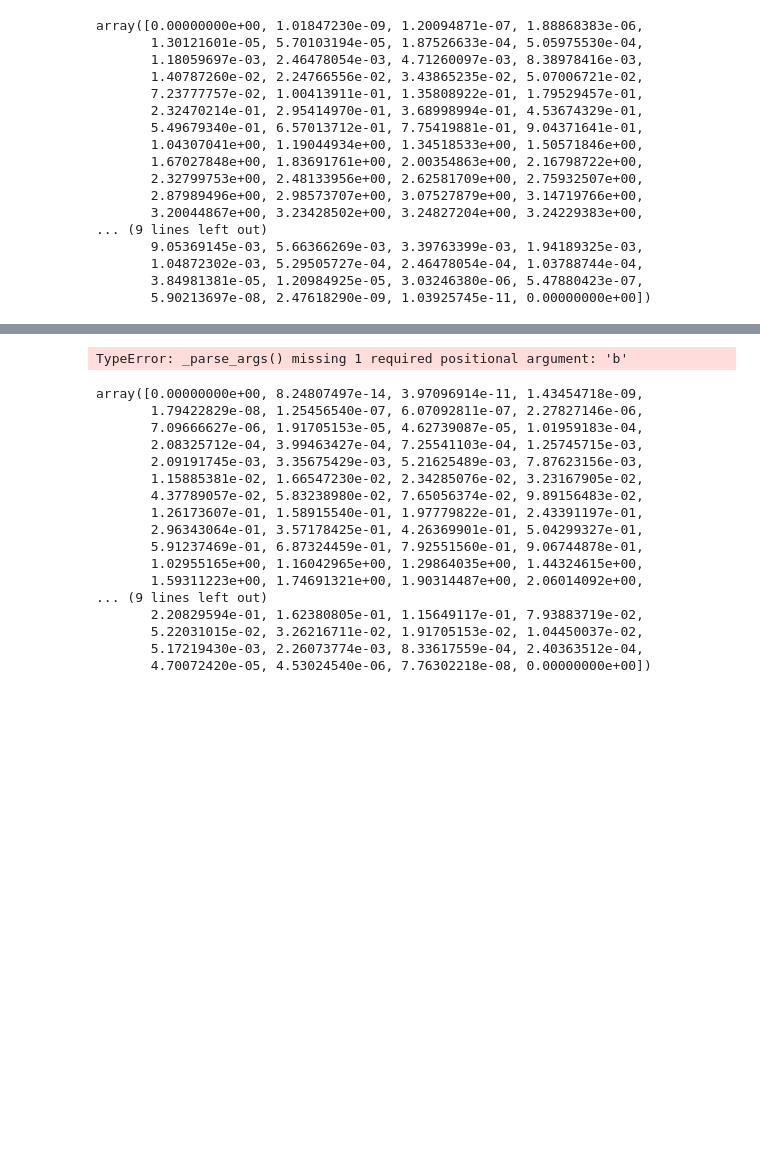
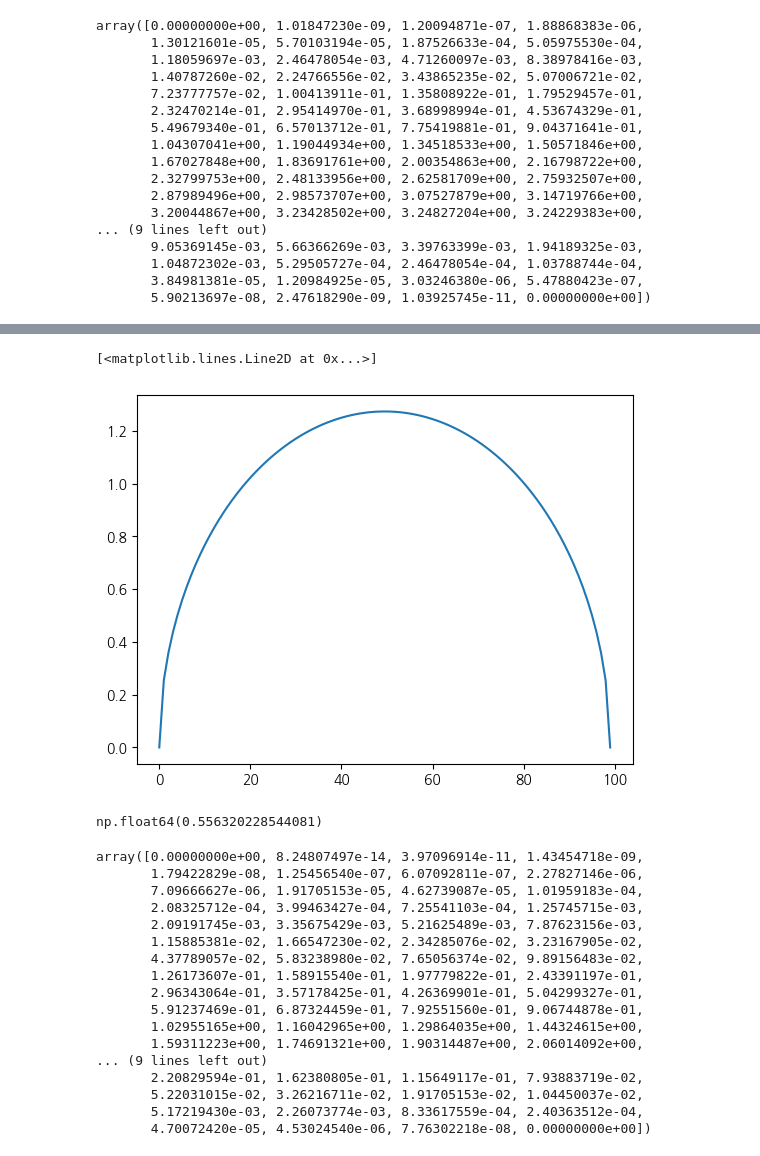
Before and after one commit to Song-Juntae/statistics, a Jupyter notebook: 프로그래머를_위한_베이지안_with_파이썬.ipynb, the cells around one changed output, grey strips where cells are left out. Cells and saved outputs as stored; diff of their text form; code cells hidden in the pictures; blank space fills up the shorter version.

```diff
--- a/프로그래머를_위한_베이지안_with_파이썬.ipynb
+++ b/프로그래머를_위한_베이지안_with_파이썬.ipynb
@@ -59,7 +94,12 @@ array([0.00000000e+00, 1.01847230e-09, 1.20094871e-07, 1.88868383e-06,
+# %%
+plt.plot(베타연속확률변수.pdf(_0부터1까지일정한간격의100개의숫자, 1.5, 1.5))
+# %% [output]
+[<matplotlib.lines.Line2D at 0x...>]
+[figure, added]
 # %%
-베타연속확률변수.pdf(1 + 앞면이나온횟수, 1 + 뒷면이나온횟수)
+베타연속확률변수.pdf(0.7, 1 + 앞면이나온횟수, 1 + 뒷면이나온횟수)
 # %% [output]
-TypeError: _parse_args() missing 1 required positional argument: 'b'
+np.float64(0.556320228544081)
 # %%
 동전을던진횟수 = 7
 
```
Also changed, not shown: parts of 4 cells of this notebook.
